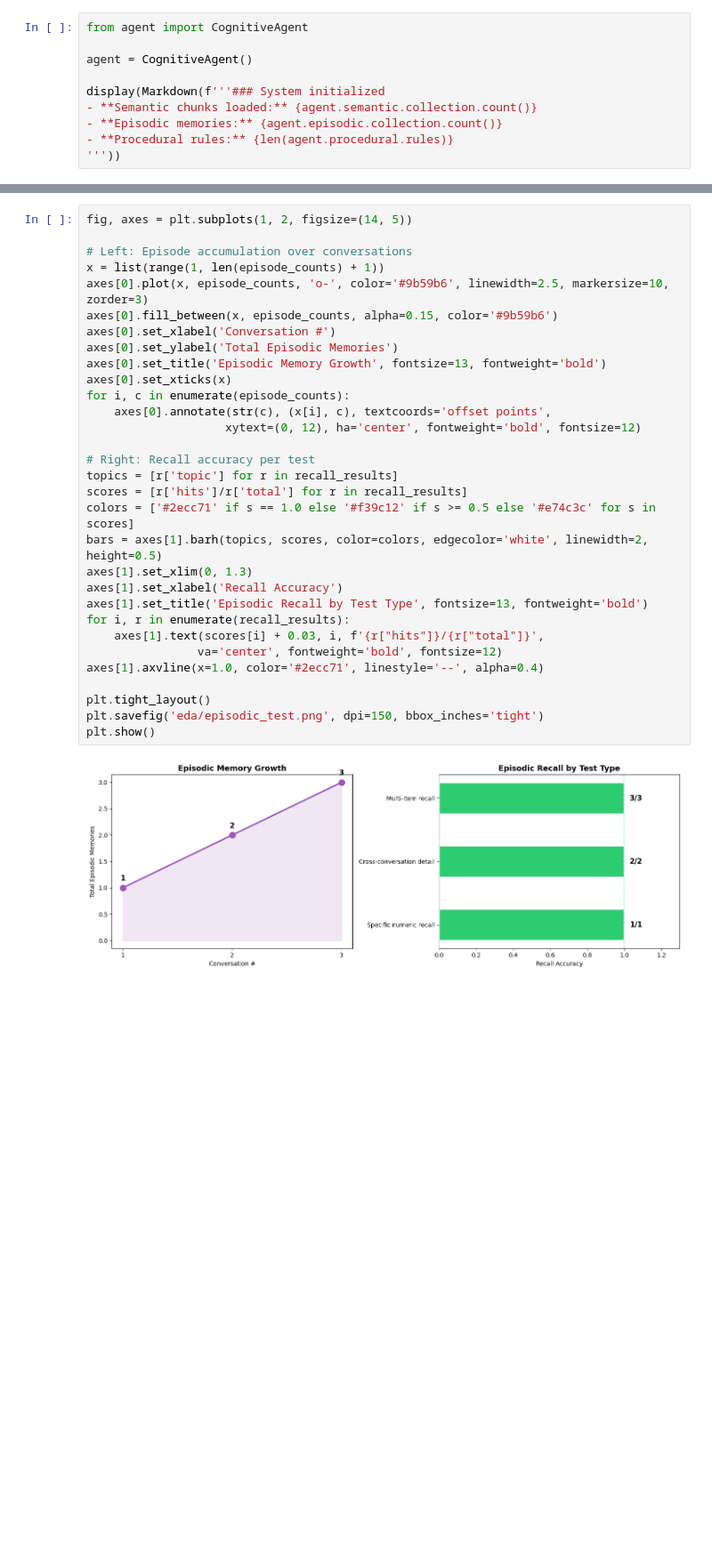
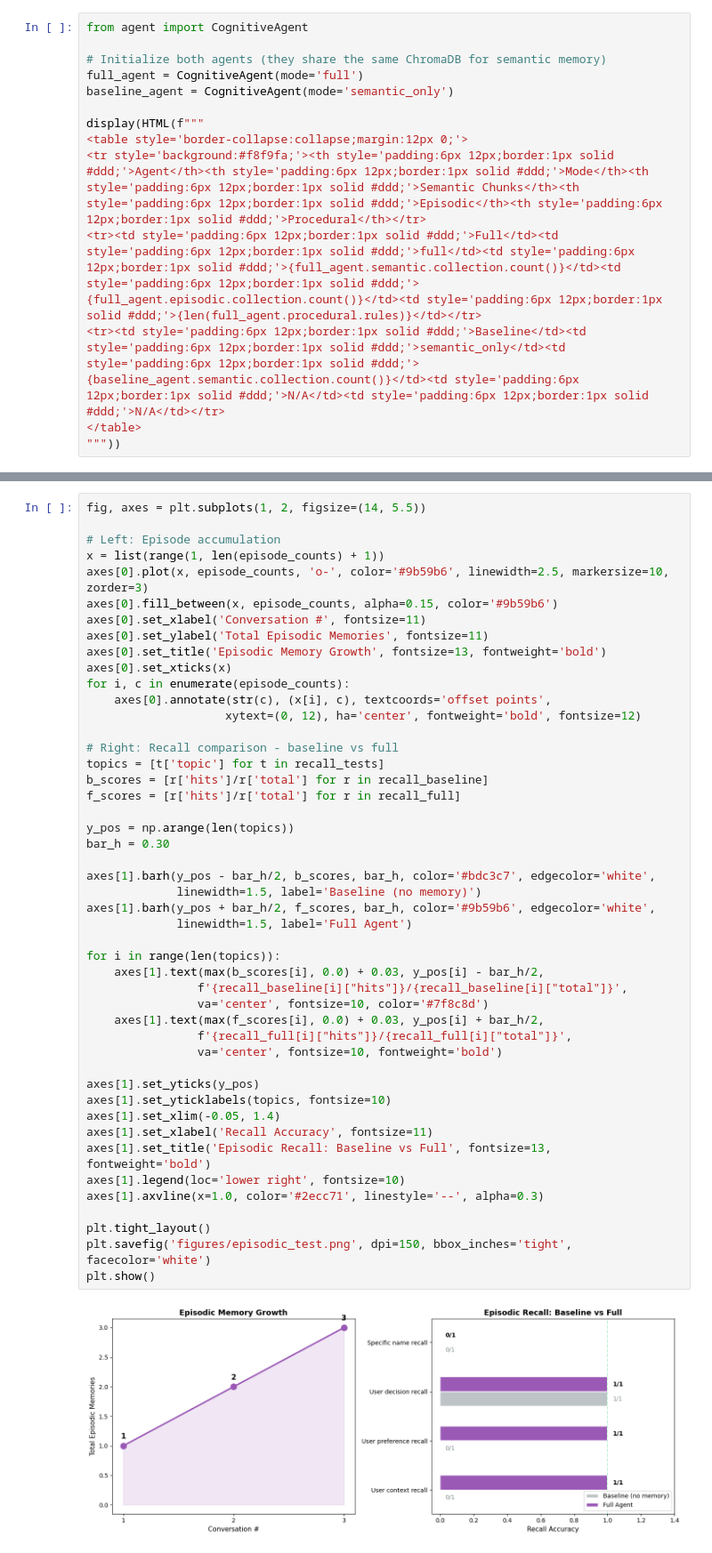
Before and after one commit to apattichis/cognitive-memory-agent, a Jupyter notebook: demo_full.ipynb, the cells around one changed output, grey strips where cells are left out. Shown at 89% size. Cells and saved outputs as stored; diff of their text form; blank space fills up the shorter version.

```diff
--- a/demo_full.ipynb
+++ b/demo_full.ipynb
@@ -44,11 +118,15 @@ Environment ready.
 # %%
 from agent import CognitiveAgent
 
-agent = CognitiveAgent()
+# Initialize both agents (they share the same ChromaDB for semantic memory)
+full_agent = CognitiveAgent(mode='full')
+baseline_agent = CognitiveAgent(mode='semantic_only')
 
-display(Markdown(f'''### System initialized
-- **Semantic chunks loaded:** {agent.semantic.collection.count()}
-- **Episodic memories:** {agent.episodic.collection.count()}
-- **Procedural rules:** {len(agent.procedural.rules)}
-'''))
+display(HTML(f"""
+<table style='border-collapse:collapse;margin:12px 0;'>
+<tr style='background:#f8f9fa;'><th style='padding:6px 12px;border:1px solid #ddd;'>Agent</th><th style='padding:6px 12px;border:1px solid #ddd;'>Mode</th><th style='padding:6px 12px;border:1px solid #ddd;'>Semantic Chunks</th><th style='padding:6px 12px;border:1px solid #ddd;'>Episodic</th><th style='padding:6px 12px;border:1px solid #ddd;'>Procedural</th></tr>
+<tr><td style='padding:6px 12px;border:1px solid #ddd;'>Full</td><td style='padding:6px 12px;border:1px solid #ddd;'>full</td><td style='padding:6px 12px;border:1px solid #ddd;'>{full_agent.semantic.collection.count()}</td><td style='padding:6px 12px;border:1px solid #ddd;'>{full_agent.episodic.collection.count()}</td><td style='padding:6px 12px;border:1px solid #ddd;'>{len(full_agent.procedural.rules)}</td></tr>
+<tr><td style='padding:6px 12px;border:1px solid #ddd;'>Baseline</td><td style='padding:6px 12px;border:1px solid #ddd;'>semantic_only</td><td style='padding:6px 12px;border:1px solid #ddd;'>{baseline_agent.semantic.collection.count()}</td><td style='padding:6px 12px;border:1px solid #ddd;'>N/A</td><td style='padding:6px 12px;border:1px solid #ddd;'>N/A</td></tr>
+</table>
+"""))
 # %% [output]
@@ -562,33 +801,49 @@ I remember providing these in a structured format when you first asked about the
 # %%
-fig, axes = plt.subplots(1, 2, figsize=(14, 5))
+fig, axes = plt.subplots(1, 2, figsize=(14, 5.5))
 
-# Left: Episode accumulation over conversations
+# Left: Episode accumulation
 x = list(range(1, len(episode_counts) + 1))
 axes[0].plot(x, episode_counts, 'o-', color='#9b59b6', linewidth=2.5, markersize=10, zorder=3)
 axes[0].fill_between(x, episode_counts, alpha=0.15, color='#9b59b6')
-axes[0].set_xlabel('Conversation #')
-axes[0].set_ylabel('Total Episodic Memories')
+axes[0].set_xlabel('Conversation #', fontsize=11)
+axes[0].set_ylabel('Total Episodic Memories', fontsize=11)
 axes[0].set_title('Episodic Memory Growth', fontsize=13, fontweight='bold')
 axes[0].set_xticks(x)
 for i, c in enumerate(episode_counts):
     axes[0].annotate(str(c), (x[i], c), textcoords='offset points',
                     xytext=(0, 12), ha='center', fontweight='bold', fontsize=12)
 
-# Right: Recall accuracy per test
-topics = [r['topic'] for r in recall_results]
-scores = [r['hits']/r['total'] for r in recall_results]
-colors = ['#2ecc71' if s == 1.0 else '#f39c12' if s >= 0.5 else '#e74c3c' for s in scores]
-bars = axes[1].barh(topics, scores, color=colors, edgecolor='white', linewidth=2, height=0.5)
-axes[1].set_xlim(0, 1.3)
-axes[1].set_xlabel('Recall Accuracy')
-axes[1].set_title('Episodic Recall by Test Type', fontsize=13, fontweight='bold')
-for i, r in enumerate(recall_results):
-    axes[1].text(scores[i] + 0.03, i, f'{r["hits"]}/{r["total"]}',
-                va='center', fontweight='bold', fontsize=12)
-axes[1].axvline(x=1.0, color='#2ecc71', linestyle='--', alpha=0.4)
+# Right: Recall comparison - baseline vs full
+topics = [t['topic'] for t in recall_tests]
+b_scores = [r['hits']/r['total'] for r in recall_baseline]
+f_scores = [r['hits']/r['total'] for r in recall_full]
+
+y_pos = np.arange(len(topics))
+bar_h = 0.30
+
+axes[1].barh(y_pos - bar_h/2, b_scores, bar_h, color='#bdc3c7', edgecolor='white',
+             linewidth=1.5, label='Baseline (no memory)')
+axes[1].barh(y_pos + bar_h/2, f_scores, bar_h, color='#9b59b6', edgecolor='white',
+             linewidth=1.5, label='Full Agent')
+
+for i in range(len(topics)):
+    axes[1].text(max(b_scores[i], 0.0) + 0.03, y_pos[i] - bar_h/2,
+                f'{recall_baseline[i]["hits"]}/{recall_baseline[i]["total"]}',
+                va='center', fontsize=10, color='#7f8c8d')
+    axes[1].text(max(f_scores[i], 0.0) + 0.03, y_pos[i] + bar_h/2,
+                f'{recall_full[i]["hits"]}/{recall_full[i]["total"]}',
+                va='center', fontsize=10, fontweight='bold')
+
+axes[1].set_yticks(y_pos)
+axes[1].set_yticklabels(topics, fontsize=10)
+axes[1].set_xlim(-0.05, 1.4)
+axes[1].set_xlabel('Recall Accuracy', fontsize=11)
+axes[1].set_title('Episodic Recall: Baseline vs Full', fontsize=13, fontweight='bold')
+axes[1].legend(loc='lower right', fontsize=10)
+axes[1].axvline(x=1.0, color='#2ecc71', linestyle='--', alpha=0.3)
 
 plt.tight_layout()
-plt.savefig('eda/episodic_test.png', dpi=150, bbox_inches='tight')
+plt.savefig('figures/episodic_test.png', dpi=150, bbox_inches='tight', facecolor='white')
 plt.show()
 # %% [output]
-[figure, old version]
+[figure, new version]
```
Also changed, not shown: parts of 35 cells of this notebook, 16 other files.
